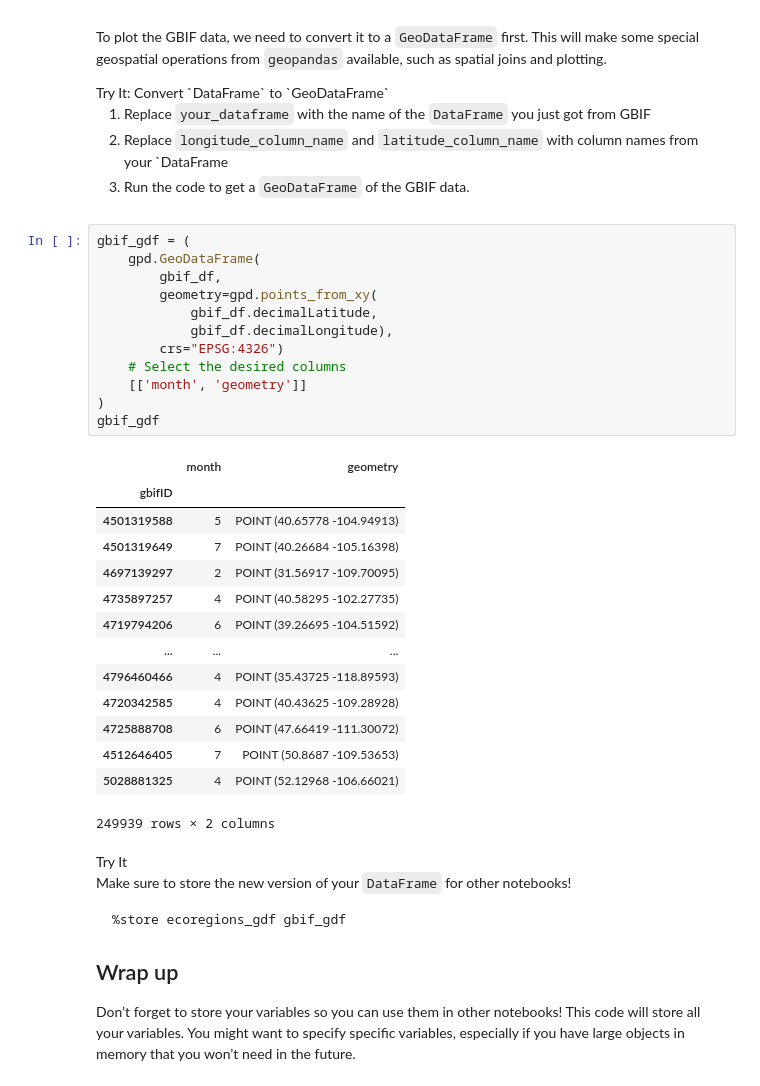
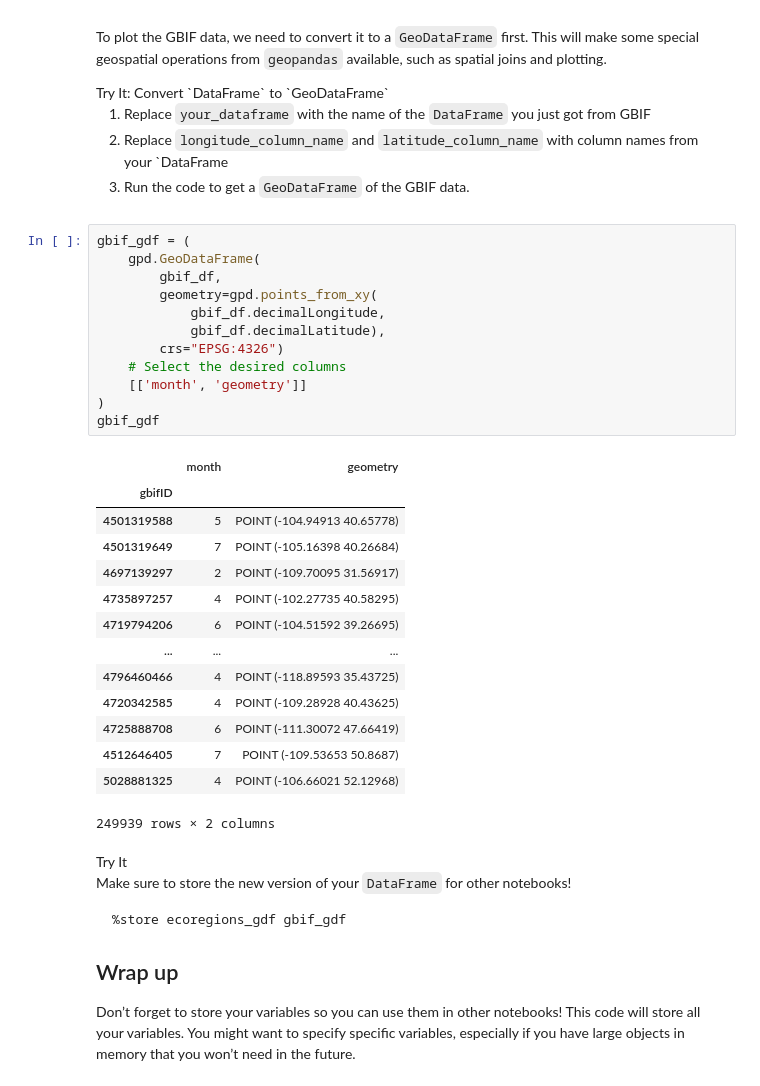
Before and after one commit to cu-esiil-edu/03-migration-johnniepb, a Jupyter notebook: notebooks/migration-31-wrangle.ipynb, the cells around one changed output. Cells and saved outputs as stored; diff of their text form.

```diff
--- a/notebooks/migration-31-wrangle.ipynb
+++ b/notebooks/migration-31-wrangle.ipynb
@@ -209,29 +212,29 @@ data.</li>
 # %%
 gbif_gdf = (
     gpd.GeoDataFrame(
         gbif_df,
         geometry=gpd.points_from_xy(
-            gbif_df.decimalLatitude,
-            gbif_df.decimalLongitude),
+            gbif_df.decimalLongitude,
+            gbif_df.decimalLatitude),
         crs="EPSG:4326")
     # Select the desired columns
     [['month', 'geometry']]
 )
 gbif_gdf
 # %% [output]
 |  | month | geometry |
 | gbifID |  |  |
-| 4501319588 | 5 | POINT (40.65778 -104.94913) |
-| 4501319649 | 7 | POINT (40.26684 -105.16398) |
-| 4697139297 | 2 | POINT (31.56917 -109.70095) |
-| 4735897257 | 4 | POINT (40.58295 -102.27735) |
-| 4719794206 | 6 | POINT (39.26695 -104.51592) |
+| 4501319588 | 5 | POINT (-104.94913 40.65778) |
+| 4501319649 | 7 | POINT (-105.16398 40.26684) |
+| 4697139297 | 2 | POINT (-109.70095 31.56917) |
+| 4735897257 | 4 | POINT (-102.27735 40.58295) |
+| 4719794206 | 6 | POINT (-104.51592 39.26695) |
 | ... | ... | ... |
-| 4796460466 | 4 | POINT (35.43725 -118.89593) |
-| 4720342585 | 4 | POINT (40.43625 -109.28928) |
-| 4725888708 | 6 | POINT (47.66419 -111.30072) |
-| 4512646405 | 7 | POINT (50.8687 -109.53653) |
-| 5028881325 | 4 | POINT (52.12968 -106.66021) |
+| 4796460466 | 4 | POINT (-118.89593 35.43725) |
+| 4720342585 | 4 | POINT (-109.28928 40.43625) |
+| 4725888708 | 6 | POINT (-111.30072 47.66419) |
+| 4512646405 | 7 | POINT (-109.53653 50.8687) |
+| 5028881325 | 4 | POINT (-106.66021 52.12968) |
 249939 rows × 2 columns
 # %% [markdown]
 <link rel="stylesheet" type="text/css" href="./assets/styles.css"><div class="callout callout-style-default callout-titled callout-task"><div class="callout-header"><div class="callout-icon-container"><i class="callout-icon"></i></div><div class="callout-title-container flex-fill">Try It</div></div><div class="callout-body-container callout-body"><p>Make sure to store the new version of your <code>DataFrame</code> for
```
Also changed, not shown: parts of 2 cells of this notebook, 2 other files.
